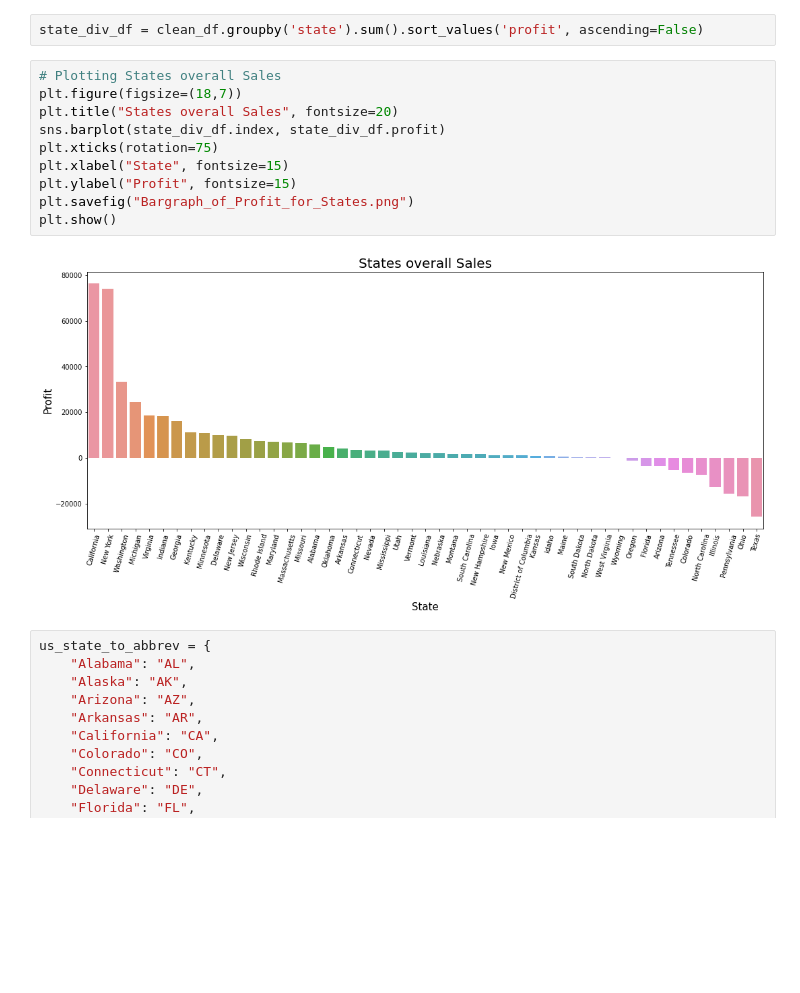
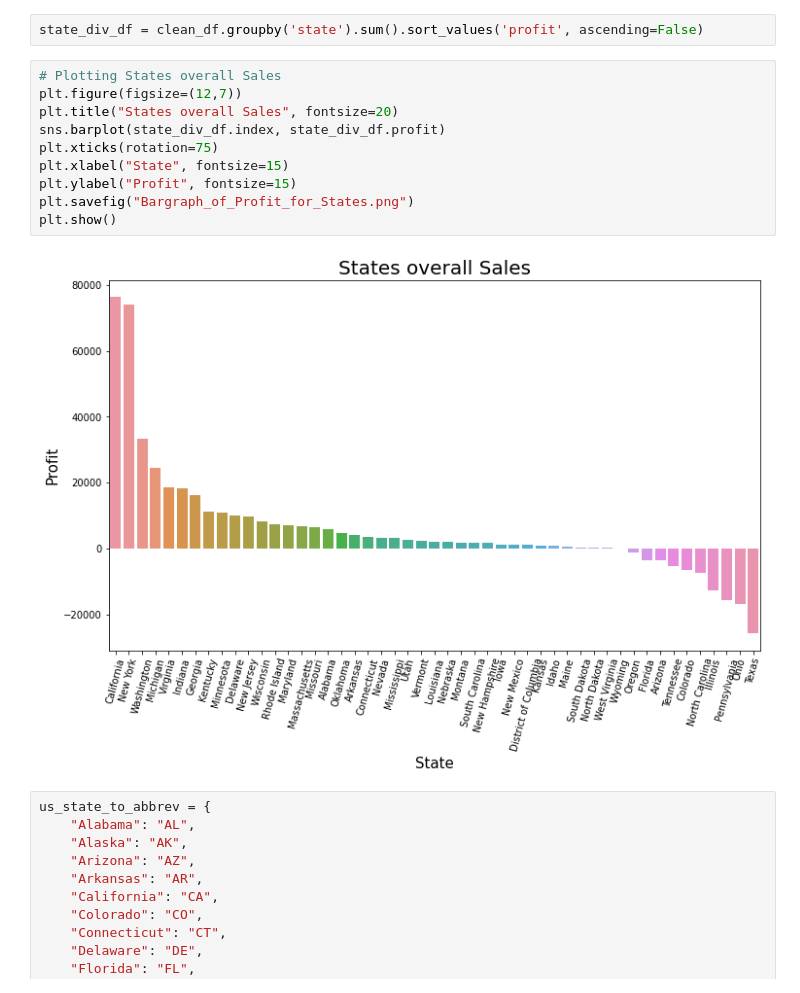
Before and after one commit to Ladan-n/Sales-Analysis, a Jupyter notebook: 2_EDA.ipynb, the cells around one changed output. Cells and saved outputs as stored; diff of their text form; blank space fills up the shorter version.

```diff
--- a/2_EDA.ipynb
+++ b/2_EDA.ipynb
@@ -84,16 +84,16 @@ plt.show()
 state_div_df = clean_df.groupby('state').sum().sort_values('profit', ascending=False)
 # %%
 # Plotting States overall Sales
-plt.figure(figsize=(18,7))
+plt.figure(figsize=(12,7))
 plt.title("States overall Sales", fontsize=20)
 sns.barplot(state_div_df.index, state_div_df.profit)
 plt.xticks(rotation=75)
 plt.xlabel("State", fontsize=15)
 plt.ylabel("Profit", fontsize=15)
 plt.savefig("Bargraph_of_Profit_for_States.png")
 plt.show()
 # %% [output]
-[figure, old version]
+[figure, new version]
 # %%
 us_state_to_abbrev = {
     "Alabama": "AL",
```
